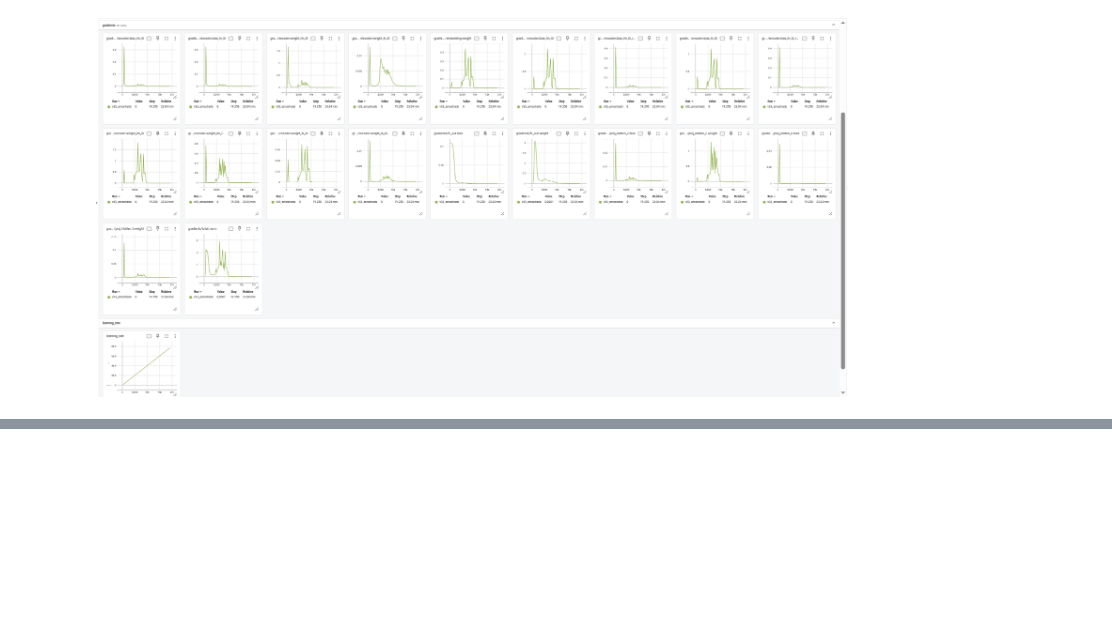
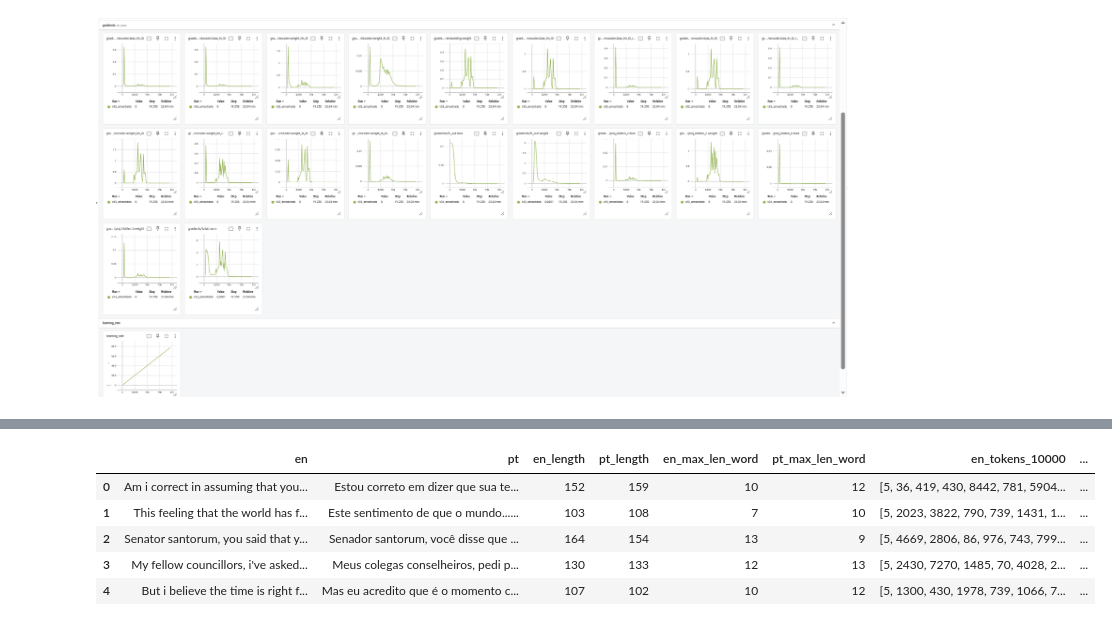
Before and after one commit to vicent-h/traducao-rede-neural, a Jupyter notebook: translating_teste.ipynb, the cells around one changed output, grey strips where cells are left out. Drawn from its saved outputs; the diff is of its cells as text; code cells hidden in the pictures; blank space fills up the shorter version.

```diff
--- a/translating_teste.ipynb
+++ b/translating_teste.ipynb
@@ -134,4 +134,13 @@ df_configs.loc[df_configs['name'].isin(models.keys())].to_dict(orient='records')
 ![image.png](attachment:image.png)
 # %% [markdown]
 ![image.png](attachment:image.png)
+# %%
+df_train.head()
+# %% [output]
+|  | en | pt | en_length | pt_length | en_max_len_word | pt_max_len_word | en_tokens_10000 | ... |
+| 0 | Am i correct in assuming that you... | Estou correto em dizer que sua te... | 152 | 159 | 10 | 12 | [5, 36, 419, 430, 8442, 781, 5904... | ... |
+| 1 | This feeling that the world has f... | Este sentimento de que o mundo...... | 103 | 108 | 7 | 10 | [5, 2023, 3822, 790, 739, 1431, 1... | ... |
+| 2 | Senator santorum, you said that y... | Senador santorum, você disse que ... | 164 | 154 | 13 | 9 | [5, 4669, 2806, 86, 976, 743, 799... | ... |
+| 3 | My fellow councillors, i've asked... | Meus colegas conselheiros, pedi p... | 130 | 133 | 12 | 13 | [5, 2430, 7270, 1485, 70, 4028, 2... | ... |
+| 4 | But i believe the time is right f... | Mas eu acredito que é o momento c... | 107 | 102 | 10 | 12 | [5, 1300, 430, 1978, 739, 1066, 7... | ... |
 # %%
```
Also changed, not shown: parts of 1 cell of this notebook.
